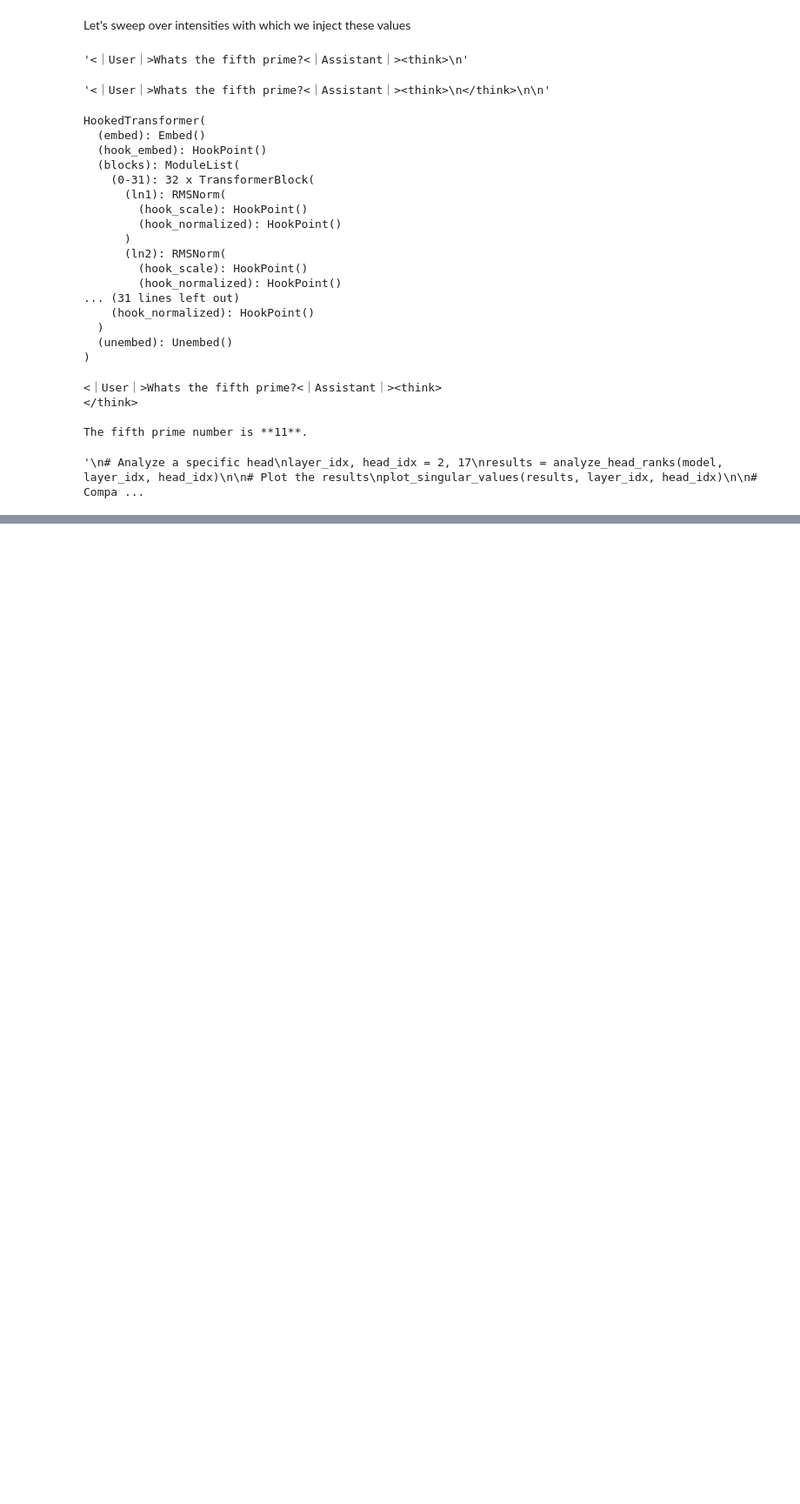
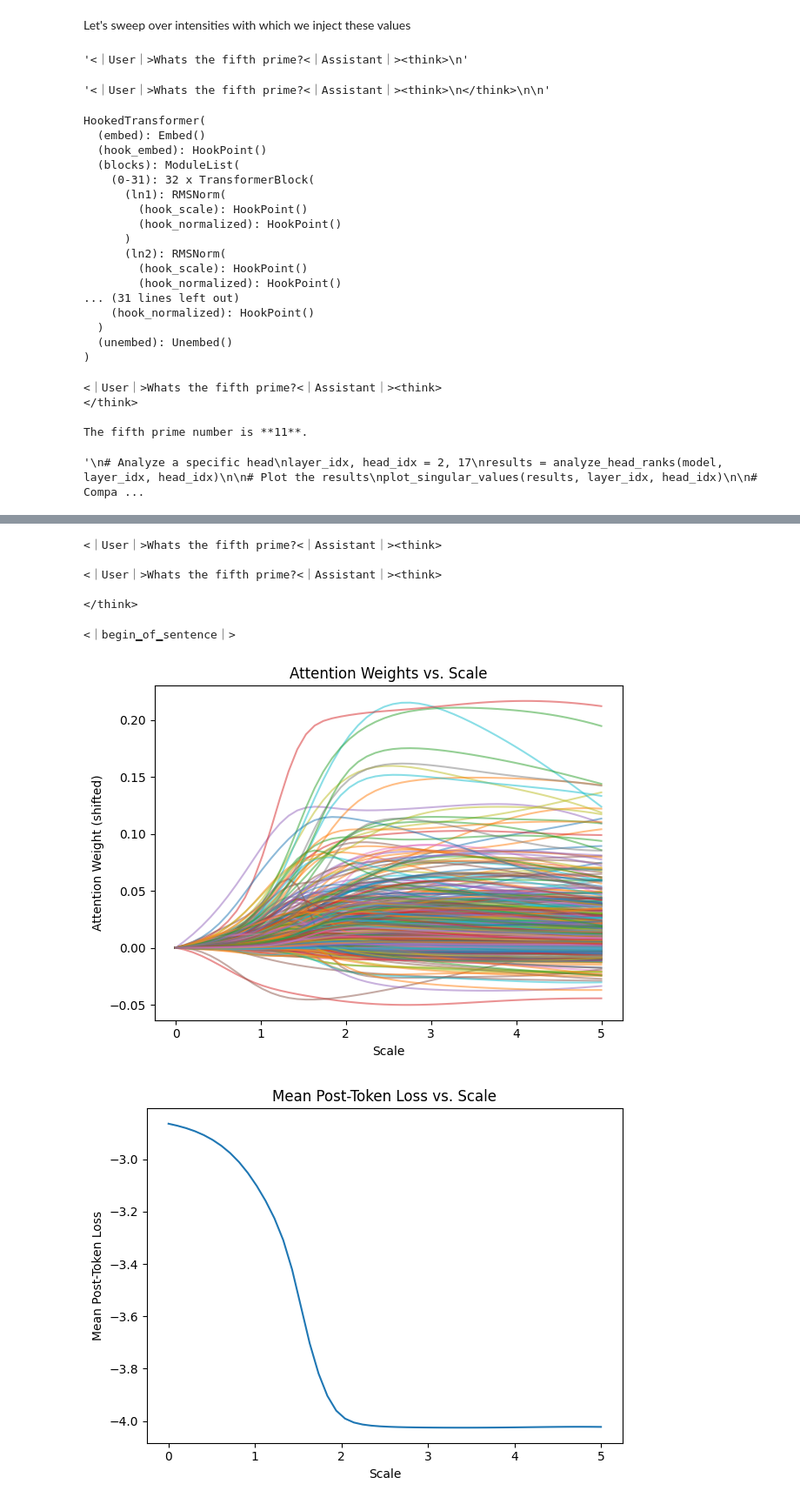
Before and after one commit to durrcommasteven/reasoning_vector_research, a Jupyter notebook: attn_analysis_2_17.ipynb, the cells around one changed output, grey strips where cells are left out. Shown at 87% size. Drawn from its saved outputs; the diff is of its cells as text; code cells hidden in the pictures; blank space fills up the shorter version.

```diff
--- a/attn_analysis_2_17.ipynb
+++ b/attn_analysis_2_17.ipynb
@@ -1165,0 +1266,46 @@ plt.plot(singular_vals_2_17[:128])
+# %%
+reason_prompt = format_prompt(model, "Whats the fifth prime?", "reason")
+
+immediate_answer_prompt = format_prompt(model, "Whats the fifth prime?", "immediate_answer")
+
+print(reason_prompt)
+print(immediate_answer_prompt)
+# %% [output]
+<｜User｜>Whats the fifth prime?<｜Assistant｜><think>
+
+<｜User｜>Whats the fifth prime?<｜Assistant｜><think>
+
+</think>
+# %%
+input_prompt = reason_prompt+"The fifth prime number is **11**.<｜end▁of▁sentence｜>"
+# %%
+print(model.to_str_tokens(input_prompt)[9])
+print(model.to_str_tokens(input_prompt)[0])
+# %% [output]
+<｜begin▁of▁sentence｜>
+# %%
+scale_values = np.linspace(0, 5, 50)
+
+all_head_attention_weights = {}
+all_log_probs = []
+all_scale_values = []
+
+for scale in scale_values:
+    cur_results = injection_and_attn_sweep(
+        model=model,
+        prompt=input_prompt,
+        token_idx=9,
+        injection_vector=scale*final_nn_values['vector']/final_nn_values['vector'].norm(dim=0),
+        scale = 1,
+        target_head= (2, 17),
+    )
+    assert cur_results['injected_token'] == '\n'
+    # collect attention
+    for head_tuple, value in cur_results["avg_attn_weights"].items():
+        if head_tuple not in all_head_attention_weights:
+            all_head_attention_weights[head_tuple] = []
+        all_head_attention_weights[head_tuple].append(value)
+
+    all_log_probs.append(cur_results['post_token_loss'])
+
+    all_scale_values.append(scale)
@@ -1165,0 +1357,10 @@ plt.plot(singular_vals_2_17[:128])
+# %%
+plot_attention_and_logprob(
+    scale_values=all_scale_values,
+    all_head_attention_weights=all_head_attention_weights,
+    all_log_probs=all_log_probs,
+    shift=True  # or True if you want to zero at scale=0
+)
+# %% [output]
+[figure, added]
+[figure, added]
```
Also changed, not shown: parts of 49 cells of this notebook, 5 other files.
